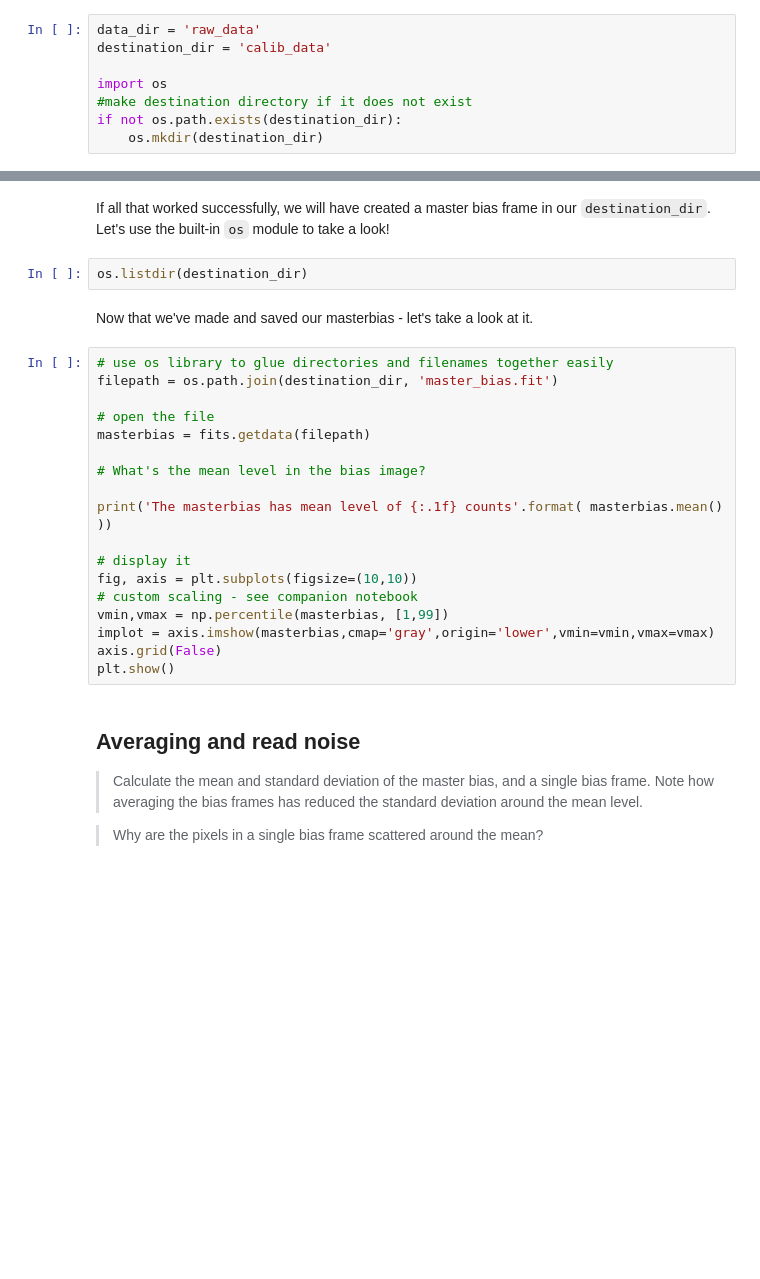
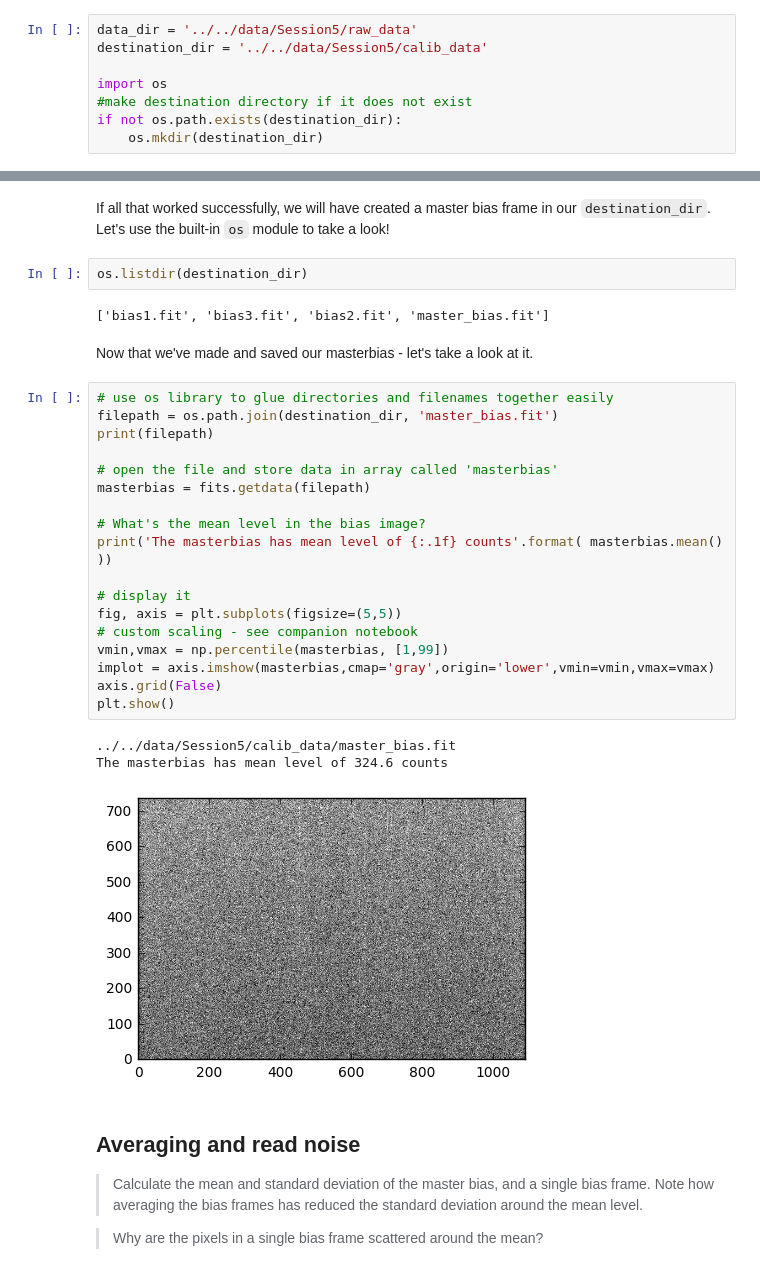
Before and after one commit to StuartLittlefair/PHY241, a Jupyter notebook: assignments/Session5/05-CCD_Images.ipynb, the cells around one changed output, grey strips where cells are left out. Cells and saved outputs as stored; diff of their text form; blank space fills up the shorter version.

````diff
--- a/assignments/Session5/05-CCD_Images.ipynb
+++ b/assignments/Session5/05-CCD_Images.ipynb
@@ -122,6 +154,6 @@ Reducer has a really nice graphical browser which displays in the notebook and a
 # %%
-data_dir = 'raw_data'
-destination_dir = 'calib_data'
+data_dir = '../../data/Session5/raw_data'
+destination_dir = '../../data/Session5/calib_data'
 
 import os
 #make destination directory if it does not exist
@@ -192,26 +254,32 @@ bias_settings.display()
 If all that worked successfully, we will have created a master bias frame in our ```destination_dir```. Let's use the built-in ```os``` module to take a look!
 # %%
 os.listdir(destination_dir)
+# %% [output]
+['bias1.fit', 'bias3.fit', 'bias2.fit', 'master_bias.fit']
 # %% [markdown]
 Now that we've made and saved our masterbias - let's take a look at it.
 # %%
 # use os library to glue directories and filenames together easily
 filepath = os.path.join(destination_dir, 'master_bias.fit')
+print(filepath)
 
-# open the file
+# open the file and store data in array called 'masterbias'
 masterbias = fits.getdata(filepath)
 
 # What's the mean level in the bias image?
-
 print('The masterbias has mean level of {:.1f} counts'.format( masterbias.mean() ))
 
 # display it
-fig, axis = plt.subplots(figsize=(10,10))
+fig, axis = plt.subplots(figsize=(5,5))
 # custom scaling - see companion notebook
 vmin,vmax = np.percentile(masterbias, [1,99])
 implot = axis.imshow(masterbias,cmap='gray',origin='lower',vmin=vmin,vmax=vmax)
 axis.grid(False)
 plt.show()
+# %% [output]
+../../data/Session5/calib_data/master_bias.fit
+The masterbias has mean level of 324.6 counts
+[figure, added]
 # %% [markdown]
 <section class="challenge panel panel-success">
 <div class="panel-heading">
````
Also changed, not shown: parts of 56 cells of this notebook, 4 other files.
